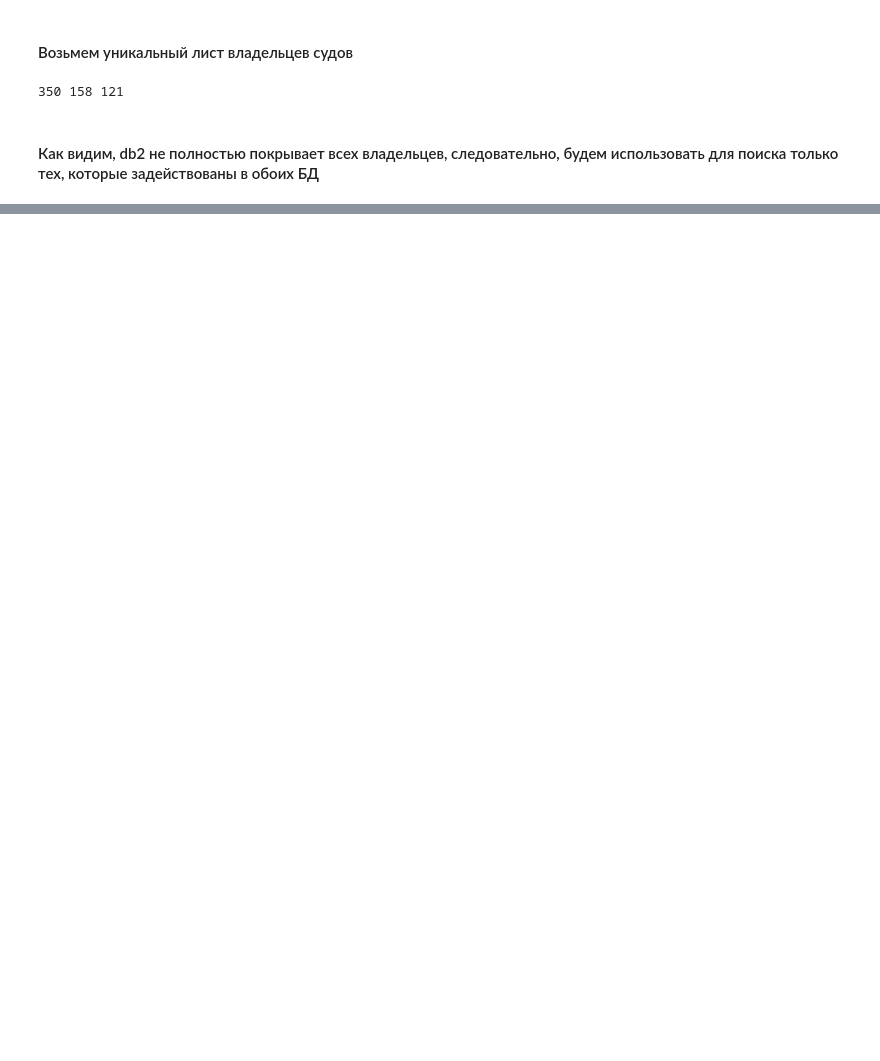
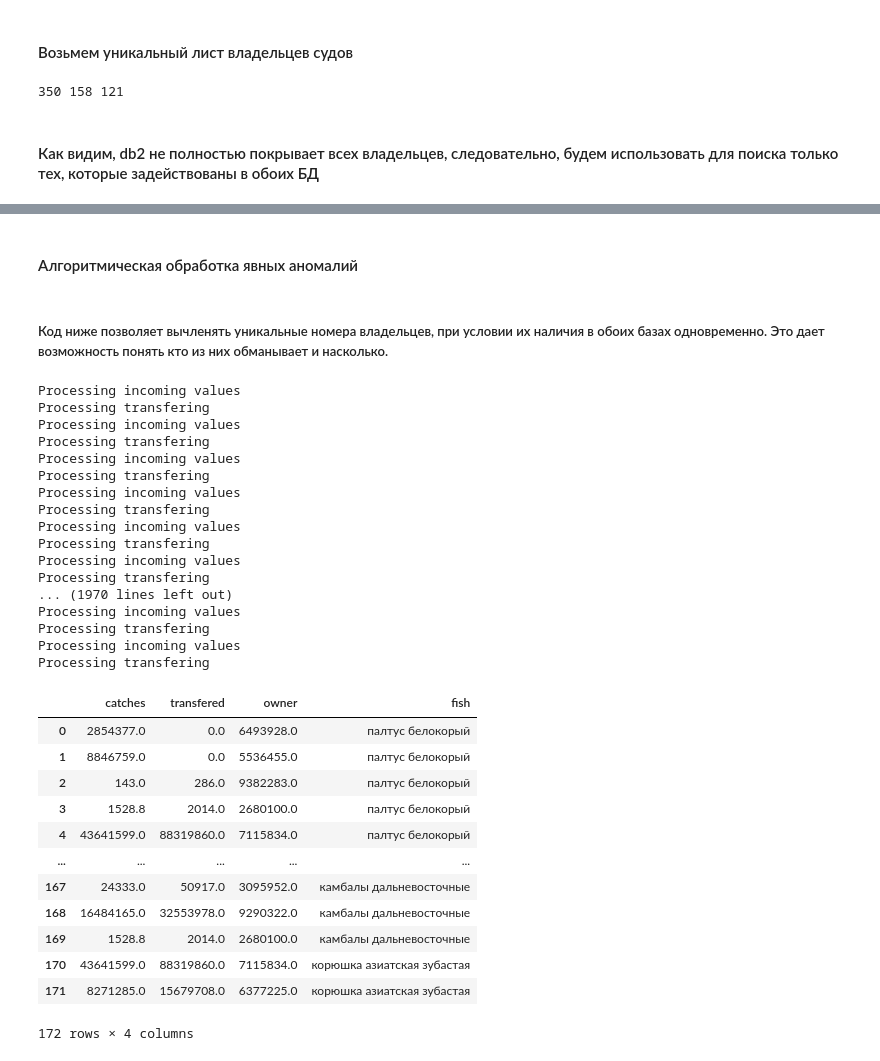
Before and after one commit to qTemiO/Fishing-Control, a Jupyter notebook: notebooks/2_preprocessing.ipynb, the cells around one changed output, grey strips where cells are left out. Saved outputs shown, nothing was run; the diff lists cells and outputs as text; code cells hidden in the pictures; blank space fills up the shorter version.

```diff
--- a/notebooks/2_preprocessing.ipynb
+++ b/notebooks/2_preprocessing.ipynb
@@ -49,7 +29,5 @@ ext2
 # %%
 # Чистка больших данных от анонимных данных
-ext2 =
-
 ext1 = ext1.drop(ext1[ext1['id_fishery'] == -1].index)
 ext1 = ext1.drop(columns=['Name_Plat', 'Product_period', 'Region_Plat', 'numPart'])
 # %%
@@ -160,7 +135,6 @@ print(len(catcher_owners), len(traider_owners), len(market_owners))
 def getAllTransfers(id, start, end):
     incoming = calculatingSummOfFish(id, start, end)
     outcoming = calculatingSummOfFishTransfering(id, start, end)
-
     # Важно учитывать неналичие в таблице вылова владельцев которые не передают ничего.
     inputs = incoming['owner'].unique().tolist()
     outputs = outcoming['owner'].unique().tolist()
@@ -171,6 +145,30 @@ def getAllTransfers(id, start, end):
         if item in outputs:
             owners.append(item)
 
-    print(owners)
+    total_catches = []
+    total_transfered = []
+    total_owners = []
+    total_fish = []
 
-    return incoming, outcoming
+    for owner in owners:
+
+        catch = in_[in_['owner'] == owner]['total_catches'].sum()
+        transfer = out[out['owner'] == owner]['volume'].sum()
+
+        if catch > 0 or transfer > 0:
+            print(len(inputs), len(outputs), len(owners))
+            print(catch, transfer, owner)
+
+            total_catches.append(catch)
+            total_transfered.append(transfer)
+            total_owners.append(owner)
+            total_fish.append(id)
+
+    df = pd.DataFrame()
+
+    df['catches'] = total_catches
+    df['transfered'] = total_transfered
+    df['owner'] = total_owners
+    df['fish'] = total_fish
+
+    return df
@@ -215,0 +175,46 @@ TypeError: list indices must be integers or slices, not str
+# %% [markdown]
+#### Алгоритмическая обработка явных аномалий
+# %% [markdown]
+##### Код ниже позволяет вычленять уникальные номера владельцев, при условии их наличия в обоих базах одновременно. Это дает возможность понять кто из них обманывает и насколько.
+# %%
+fishes_id = fish_df['fish'].to_list()[1:]
+
+total_df = getAllTransfers(fishes_id[0], start, end)
+
+for fish in fishes_id[1:]:
+    df = getAllTransfers(fish, start, end)
+    total_df = total_df.append(df, ignore_index=True)
+    if fishes_id.index(fish) % 10 == 0:
+        total_df.to_csv(f'new_data/data{ fishes_id.index(fish) }.csv')
+total_df
+# %% [output]
+Processing incoming values
+Processing transfering
+Processing incoming values
+Processing transfering
+Processing incoming values
+Processing transfering
+Processing incoming values
+Processing transfering
+Processing incoming values
+Processing transfering
+Processing incoming values
+Processing transfering
+... (1970 lines left out)
+Processing incoming values
+Processing transfering
+Processing incoming values
+Processing transfering
+|  | catches | transfered | owner | fish |
+| 0 | 2854377.0 | 0.0 | 6493928.0 | палтус белокорый |
+| 1 | 8846759.0 | 0.0 | 5536455.0 | палтус белокорый |
+| 2 | 143.0 | 286.0 | 9382283.0 | палтус белокорый |
+| 3 | 1528.8 | 2014.0 | 2680100.0 | палтус белокорый |
+| 4 | 43641599.0 | 88319860.0 | 7115834.0 | палтус белокорый |
+| ... | ... | ... | ... | ... |
+| 167 | 24333.0 | 50917.0 | 3095952.0 | камбалы дальневосточные |
+| 168 | 16484165.0 | 32553978.0 | 9290322.0 | камбалы дальневосточные |
+| 169 | 1528.8 | 2014.0 | 2680100.0 | камбалы дальневосточные |
+| 170 | 43641599.0 | 88319860.0 | 7115834.0 | корюшка азиатская зубастая |
+| 171 | 8271285.0 | 15679708.0 | 6377225.0 | корюшка азиатская зубастая |
+172 rows × 4 columns
```
Also changed, not shown: parts of 10 cells of this notebook, 2 other files.
